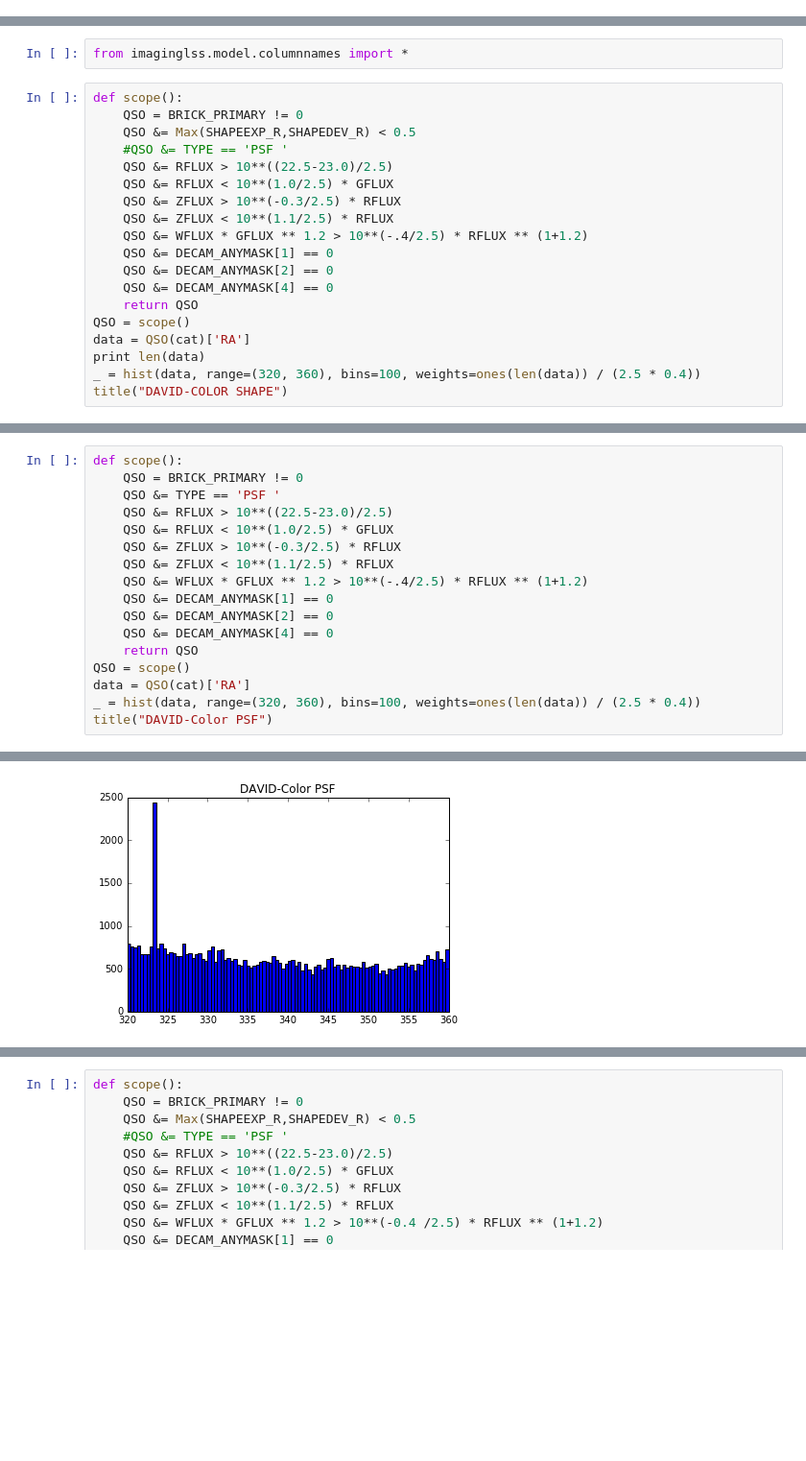
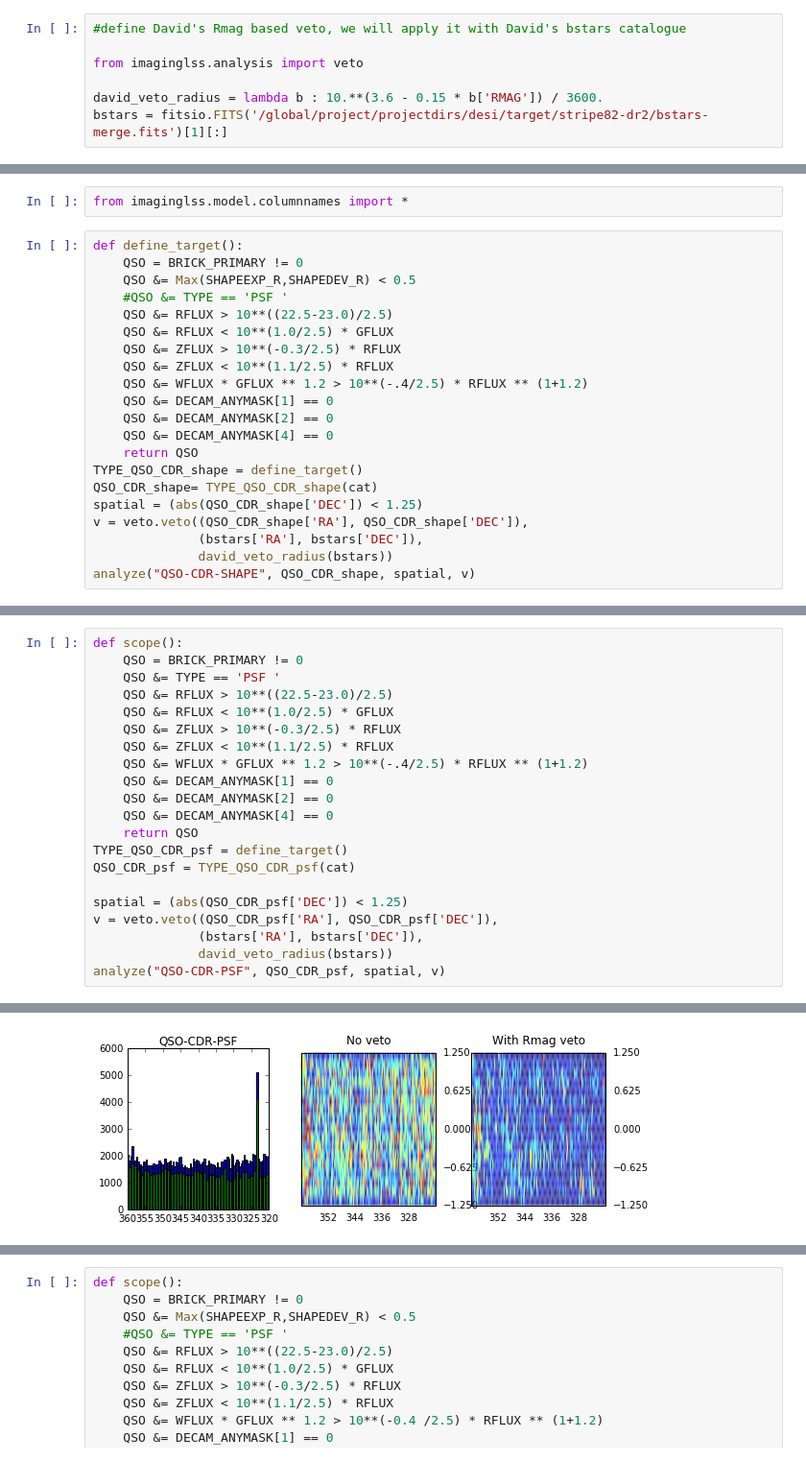
Before and after one commit to bccp/imaginglss-notebooks, a Jupyter notebook: Stripe82-DR2-QSO-w-David.ipynb, the cells around one changed output, grey strips where cells are left out. Shown at 96% size. Cells and saved outputs as stored; diff of their text form; blank space fills up the shorter version.

Commit message:
Update QSO stripe82 investigation

```diff
--- a/Stripe82-DR2-QSO-w-David.ipynb
+++ b/Stripe82-DR2-QSO-w-David.ipynb
@@ -46,0 +53,7 @@ print f[2][:]
+# %%
+#define David's Rmag based veto, we will apply it with David's bstars catalogue
+
+from imaginglss.analysis import veto
+
+david_veto_radius = lambda b : 10.**(3.6 - 0.15 * b['RMAG']) / 3600.
+bstars = fitsio.FITS('/global/project/projectdirs/desi/target/stripe82-dr2/bstars-merge.fits')[1][:]
@@ -47,7 +92,7 @@ print f[2][:]
 # %%
 from imaginglss.model.columnnames import *
 # %%
-def scope():
+def define_target():
     QSO = BRICK_PRIMARY != 0
     QSO &= Max(SHAPEEXP_R,SHAPEDEV_R) < 0.5
     #QSO &= TYPE == 'PSF '
@@ -60,9 +105,11 @@ def scope():
     QSO &= DECAM_ANYMASK[2] == 0
     QSO &= DECAM_ANYMASK[4] == 0
     return QSO
-QSO = scope()
-data = QSO(cat)['RA']
-print len(data)
-_ = hist(data, range=(320, 360), bins=100, weights=ones(len(data)) / (2.5 * 0.4))
-title("DAVID-COLOR SHAPE")
+TYPE_QSO_CDR_shape = define_target()
+QSO_CDR_shape= TYPE_QSO_CDR_shape(cat)
+spatial = (abs(QSO_CDR_shape['DEC']) < 1.25)
+v = veto.veto((QSO_CDR_shape['RA'], QSO_CDR_shape['DEC']),
+              (bstars['RA'], bstars['DEC']),
+              david_veto_radius(bstars))
+analyze("QSO-CDR-SHAPE", QSO_CDR_shape, spatial, v)
 # %% [output]
@@ -82,8 +129,12 @@ def scope():
     QSO &= DECAM_ANYMASK[2] == 0
     QSO &= DECAM_ANYMASK[4] == 0
     return QSO
-QSO = scope()
-data = QSO(cat)['RA']
-_ = hist(data, range=(320, 360), bins=100, weights=ones(len(data)) / (2.5 * 0.4))
-title("DAVID-Color PSF")
+TYPE_QSO_CDR_psf = define_target()
+QSO_CDR_psf = TYPE_QSO_CDR_psf(cat)
+
+spatial = (abs(QSO_CDR_psf['DEC']) < 1.25)
+v = veto.veto((QSO_CDR_psf['RA'], QSO_CDR_psf['DEC']),
+              (bstars['RA'], bstars['DEC']),
+              david_veto_radius(bstars))
+analyze("QSO-CDR-PSF", QSO_CDR_psf, spatial, v)
 # %% [output]
@@ -91,2 +143,2 @@ title("DAVID-Color PSF")
-[figure, old version]
+[figure, new version]
 # %%
```
Also changed, not shown: parts of 54 cells of this notebook.
